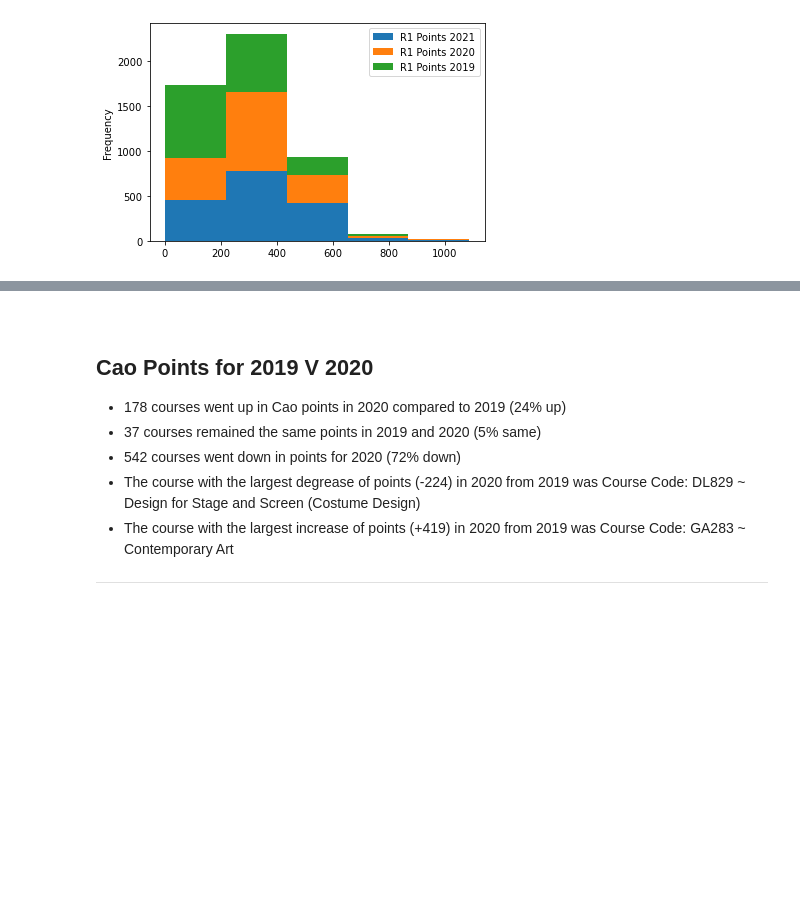
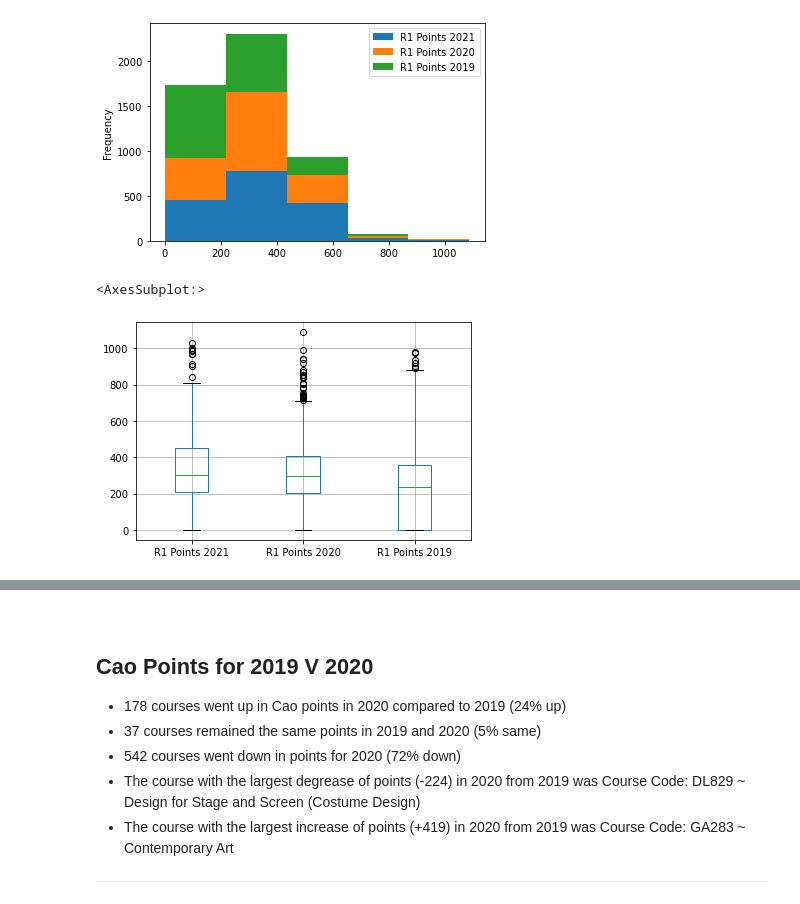
Before and after one commit to Cossie01/Fundamentals-of-Data-Analysis-Assessment, a Jupyter notebook: cao.ipynb, the cells around one changed output, grey strips where cells are left out. Drawn from its saved outputs; the diff is of its cells as text; code cells hidden in the pictures; blank space fills up the shorter version.

Commit message:
Final graphs

```diff
--- a/cao.ipynb
+++ b/cao.ipynb
@@ -1135,3 +1136,9 @@ allcourses.plot.hist(stacked=True, bins=5) #Comparison histogram of the three ye
 # %% [output]
 <AxesSubplot:ylabel='Frequency'>
 [figure]
+# %%
+# Box plot of the cao points showing the outliers, max, min and median
+allcourses.boxplot(column=['R1 Points 2021', 'R1 Points 2020', 'R1 Points 2019'])
+# %% [output]
+<AxesSubplot:>
+[figure, added]
```
Also changed, not shown: parts of 14 cells of this notebook, 14 other files.
